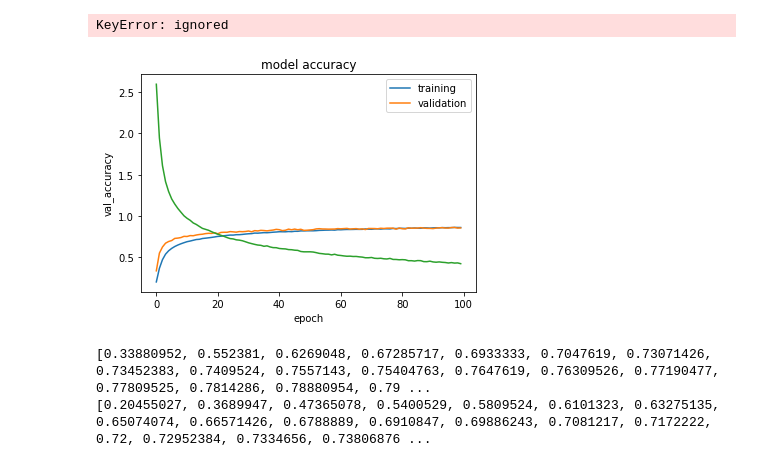
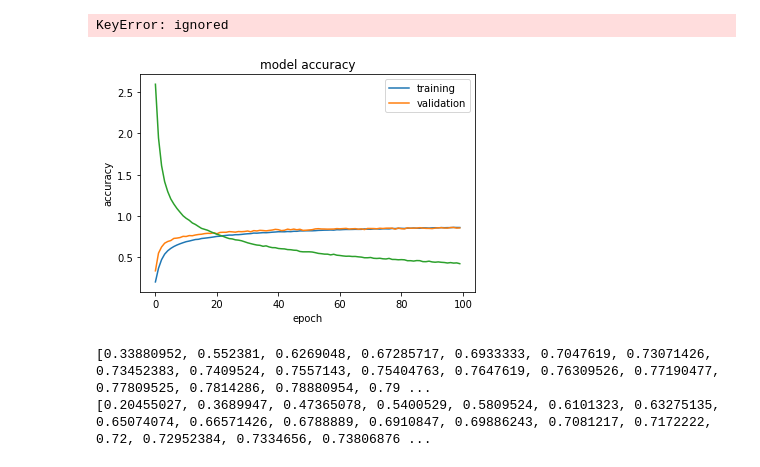
Before and after one commit to HenaRaina/MLAILAB, a Jupyter notebook: Project2_DNN.ipynb, the cells around one changed output. Saved outputs shown, nothing was run; the diff lists cells and outputs as text; code cells hidden in the pictures.

```diff
--- a/Project2_DNN.ipynb
+++ b/Project2_DNN.ipynb
@@ -223,14 +221,14 @@ KeyError: ignored
 # %%
 plt.plot(history.history['accuracy'])
 plt.plot(history.history['val_accuracy'])
 plt.plot(history.history['loss'])
 plt.title('model accuracy')
-plt.ylabel('val_accuracy')
+plt.ylabel('accuracy')
 plt.xlabel('epoch')
 plt.legend(['training', 'validation'], loc='best')
 plt.show()
 # %% [output]
-[figure, old version]
+[figure, new version]
 # %%
 import pandas as pd
 
```
Also changed, not shown: parts of 1 cell of this notebook.
